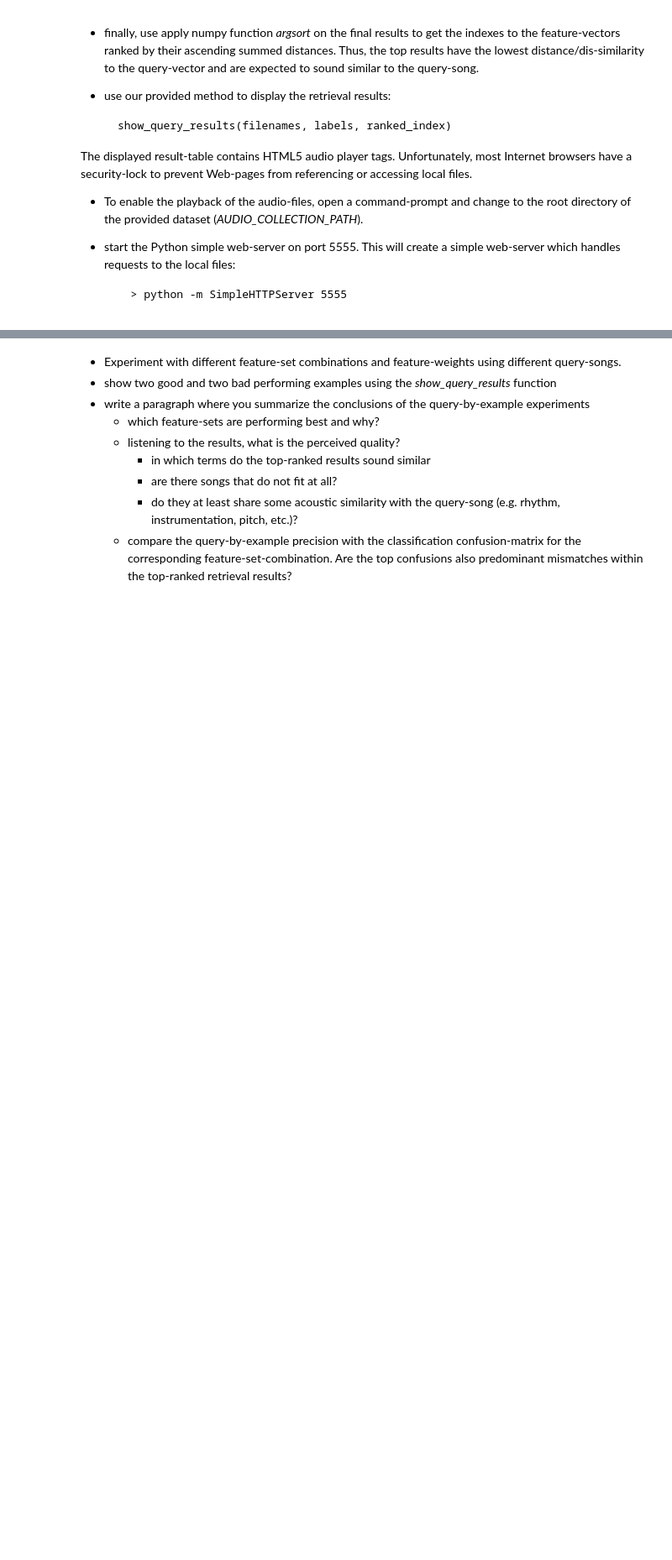
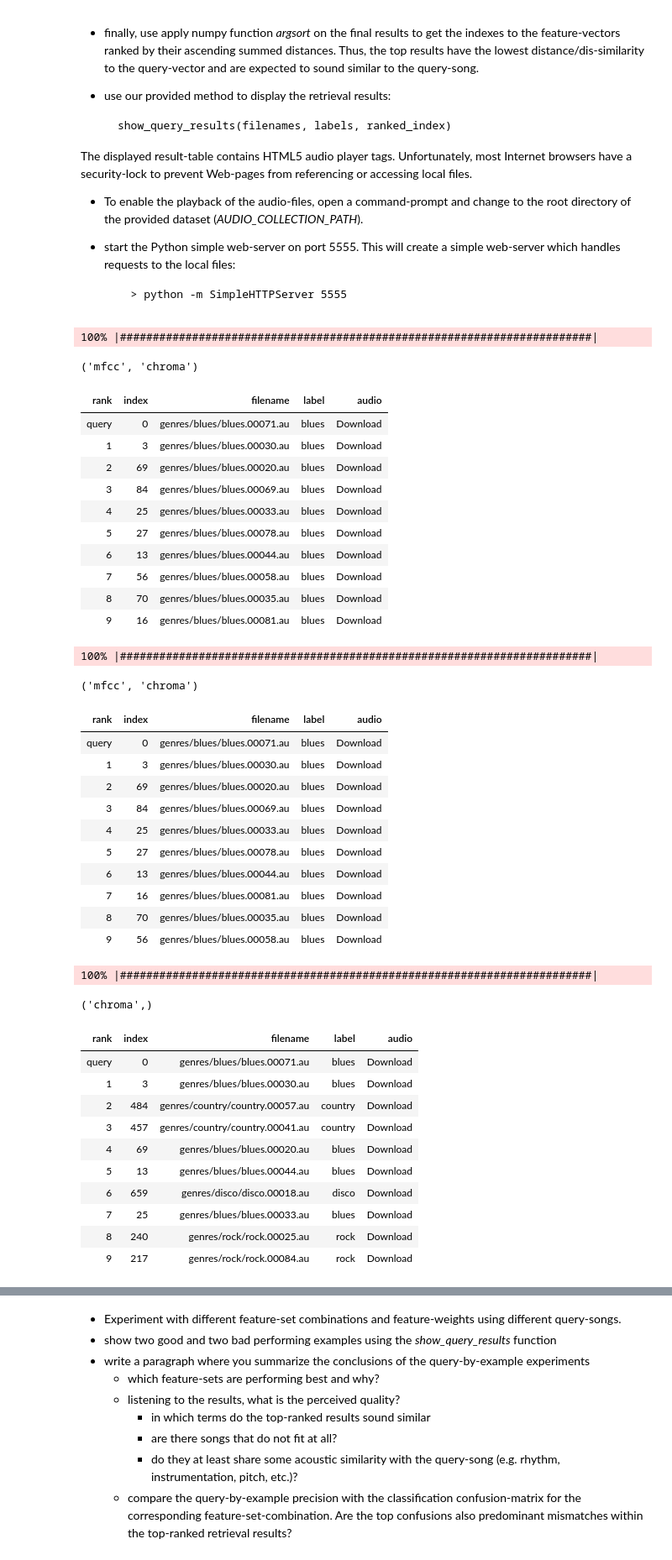
Before and after one commit to MGabr/air_assign2_musicir, a Jupyter notebook: air_assign2_mir.ipynb, the cells around one changed output, grey strips where cells are left out. Shown: that part at 84% size. Cells and saved outputs as stored; diff of their text form; code cells hidden in the pictures; blank space fills up the shorter version.

Commit message:
Add query-by-example part and conclusion.

```diff
--- a/air_assign2_mir.ipynb
+++ b/air_assign2_mir.ipynb
@@ -456,0 +452,80 @@ The displayed result-table contains HTML5 audio player tags. Unfortunately, most
+# %%
+# add your code here
+from IPython.core.display import display, HTML
+
+query_id = 0
+
+def display_combinations_results(combinations, weightings={}):
+    pbar = progressbar.ProgressBar()
+
+    html = "<br/><br/>"
+
+    for feature_names in pbar(combinations):
+
+        def get_distances(feature_name):
+            distances = audio_features_scaled[feature_name] - audio_features_scaled[feature_name][query_id]
+            distances **= 2
+            distances = distances.sum(axis=1)
+            distances /= distances.max()
+            return distances
+
+        distances = np.asarray([get_distances(feature_name) * weightings.get(feature_name, 1.0)
+                                for feature_name in feature_names]).sum(axis=0)
+
+        ranked_index = np.argsort(distances)
+
+        html += "<h2>" + str(feature_names) + "</h2>" + show_query_results(filenames, labels, ranked_index)
+
+    display(HTML(html))
+
+# all combinations without weights
+# display_combinations_results(combinations)
+
+# good performing examples
+display_combinations_results([('mfcc', 'chroma')])
+display_combinations_results([('mfcc', 'chroma')],
+                             weightings={'mfcc': 0.4, 'chroma': 0.6})
+
+# bad performing examples
+display_combinations_results([('chroma', )])
+display_combinations_results([('ssd', 'rp')])
+# %% [output]
+100% |########################################################################|
+('mfcc', 'chroma')
+| rank | index | filename | label | audio |
+| query | 0 | genres/blues/blues.00071.au | blues | Download |
+| 1 | 3 | genres/blues/blues.00030.au | blues | Download |
+| 2 | 69 | genres/blues/blues.00020.au | blues | Download |
+| 3 | 84 | genres/blues/blues.00069.au | blues | Download |
+| 4 | 25 | genres/blues/blues.00033.au | blues | Download |
+| 5 | 27 | genres/blues/blues.00078.au | blues | Download |
+| 6 | 13 | genres/blues/blues.00044.au | blues | Download |
+| 7 | 56 | genres/blues/blues.00058.au | blues | Download |
+| 8 | 70 | genres/blues/blues.00035.au | blues | Download |
+| 9 | 16 | genres/blues/blues.00081.au | blues | Download |
+100% |########################################################################|
+('mfcc', 'chroma')
+| rank | index | filename | label | audio |
+| query | 0 | genres/blues/blues.00071.au | blues | Download |
+| 1 | 3 | genres/blues/blues.00030.au | blues | Download |
+| 2 | 69 | genres/blues/blues.00020.au | blues | Download |
+| 3 | 84 | genres/blues/blues.00069.au | blues | Download |
+| 4 | 25 | genres/blues/blues.00033.au | blues | Download |
+| 5 | 27 | genres/blues/blues.00078.au | blues | Download |
+| 6 | 13 | genres/blues/blues.00044.au | blues | Download |
+| 7 | 16 | genres/blues/blues.00081.au | blues | Download |
+| 8 | 70 | genres/blues/blues.00035.au | blues | Download |
+| 9 | 56 | genres/blues/blues.00058.au | blues | Download |
+100% |########################################################################|
+('chroma',)
+| rank | index | filename | label | audio |
+| query | 0 | genres/blues/blues.00071.au | blues | Download |
+| 1 | 3 | genres/blues/blues.00030.au | blues | Download |
+| 2 | 484 | genres/country/country.00057.au | country | Download |
+| 3 | 457 | genres/country/country.00041.au | country | Download |
+| 4 | 69 | genres/blues/blues.00020.au | blues | Download |
+| 5 | 13 | genres/blues/blues.00044.au | blues | Download |
+| 6 | 659 | genres/disco/disco.00018.au | disco | Download |
+| 7 | 25 | genres/blues/blues.00033.au | blues | Download |
+| 8 | 240 | genres/rock/rock.00025.au | rock | Download |
+| 9 | 217 | genres/rock/rock.00084.au | rock | Download |
```
Also changed, not shown: parts of 12 cells of this notebook, 1 other file.
